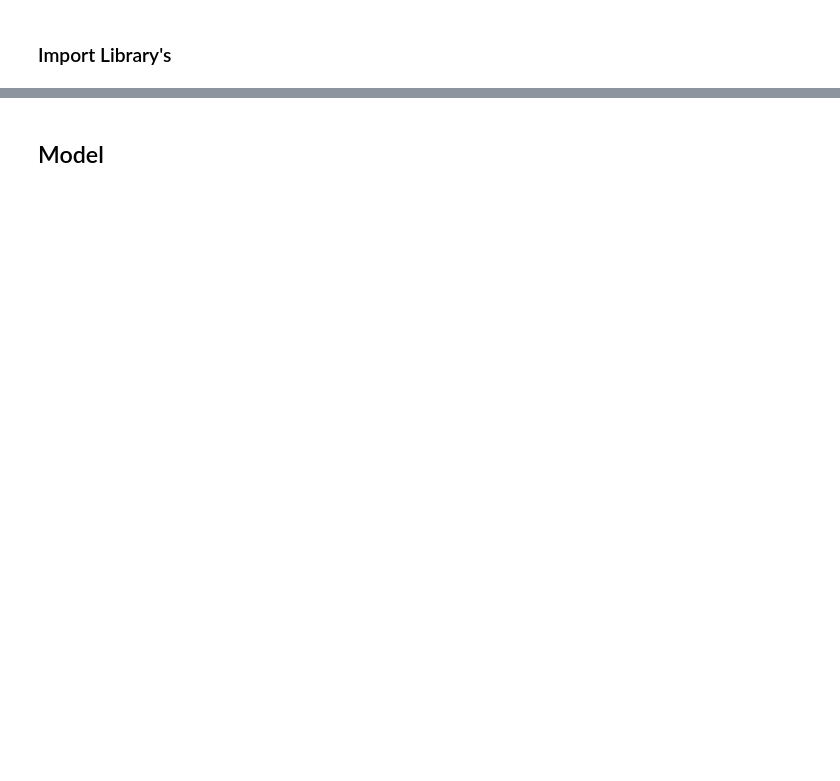
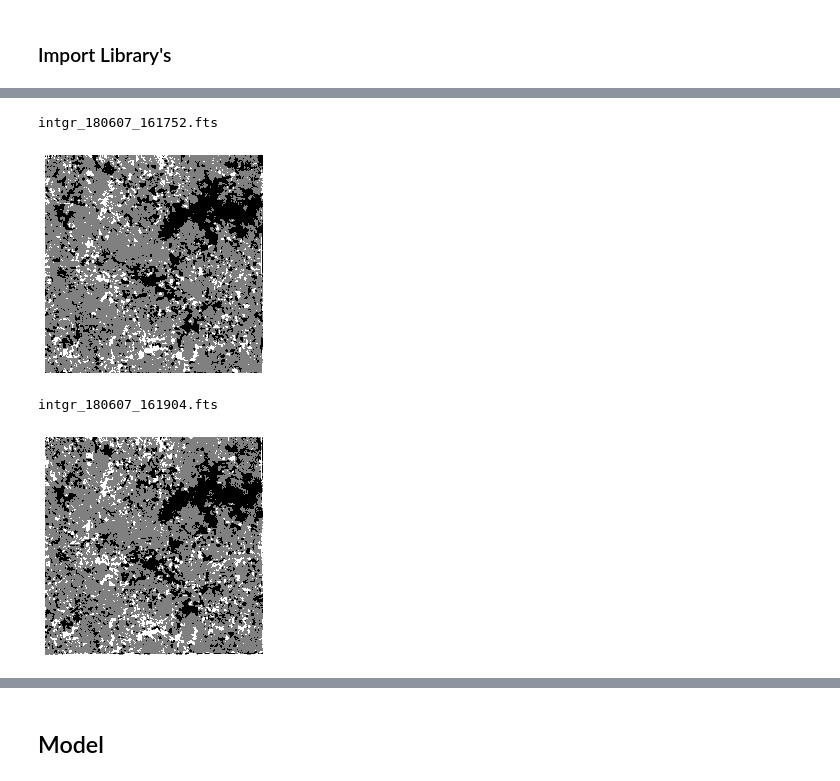
Before and after one commit to tference122/IdentifyingandTrackingSolarMagneticFluxElementswithDeepLearning, a Jupyter notebook: IdentifyingAndTrackingSolarMagneticFluxElementsWithDeepLearning.ipynb, the cells around one changed output, grey strips where cells are left out. Saved outputs shown, nothing was run; the diff lists cells and outputs as text; code cells hidden in the pictures; blank space fills up the shorter version.

Commit message:
Text to go with data

```diff
--- a/IdentifyingAndTrackingSolarMagneticFluxElementsWithDeepLearning.ipynb
+++ b/IdentifyingAndTrackingSolarMagneticFluxElementsWithDeepLearning.ipynb
@@ -25,0 +58,14 @@ from statistics_analysis import analysis
+# %%
+image_location = './Data/example_of_preproccess_data/3_class/'
+for name in os.listdir(image_location):
+    print(name)
+    fits_file = fits.open(image_location + name)
+    fits_data = fits_file[0].data
+    plt.axis('off')
+    plt.imshow(fits_data, cmap='gray', interpolation='none')
+    plt.show()
+# %% [output]
+intgr_180607_161752.fts
+[figure, added]
+intgr_180607_161904.fts
+[figure, added]
```
Also changed, not shown: parts of 23 cells of this notebook, 4 other files.
